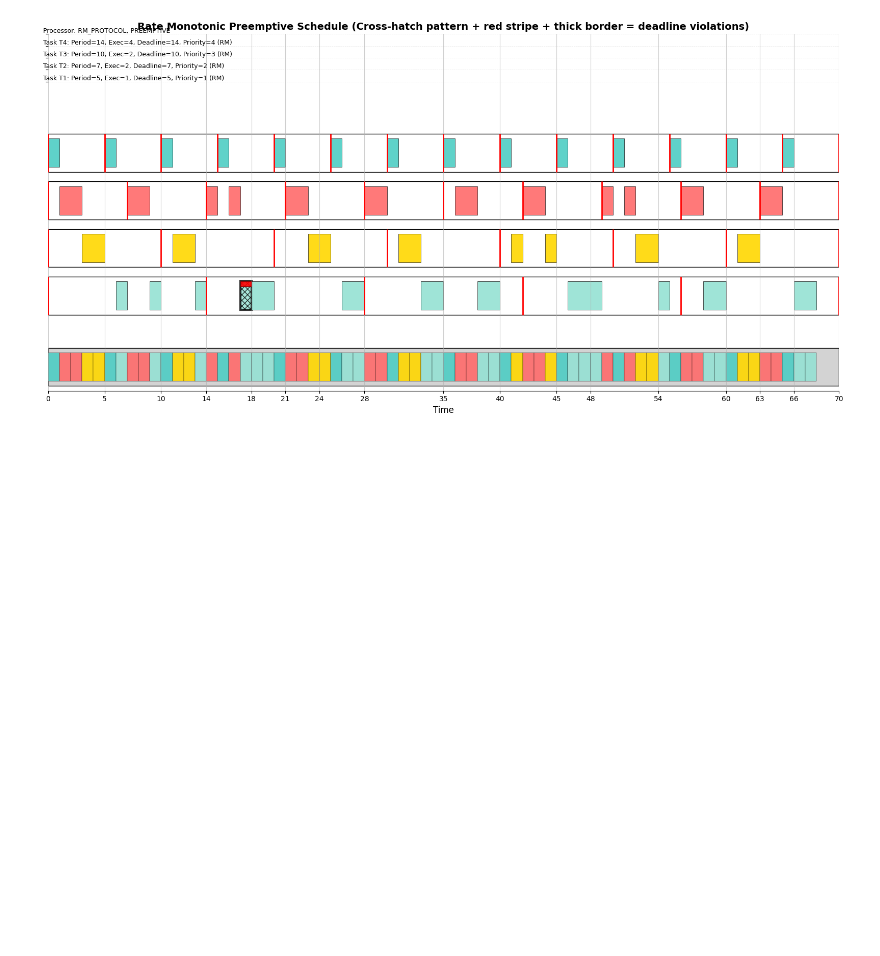
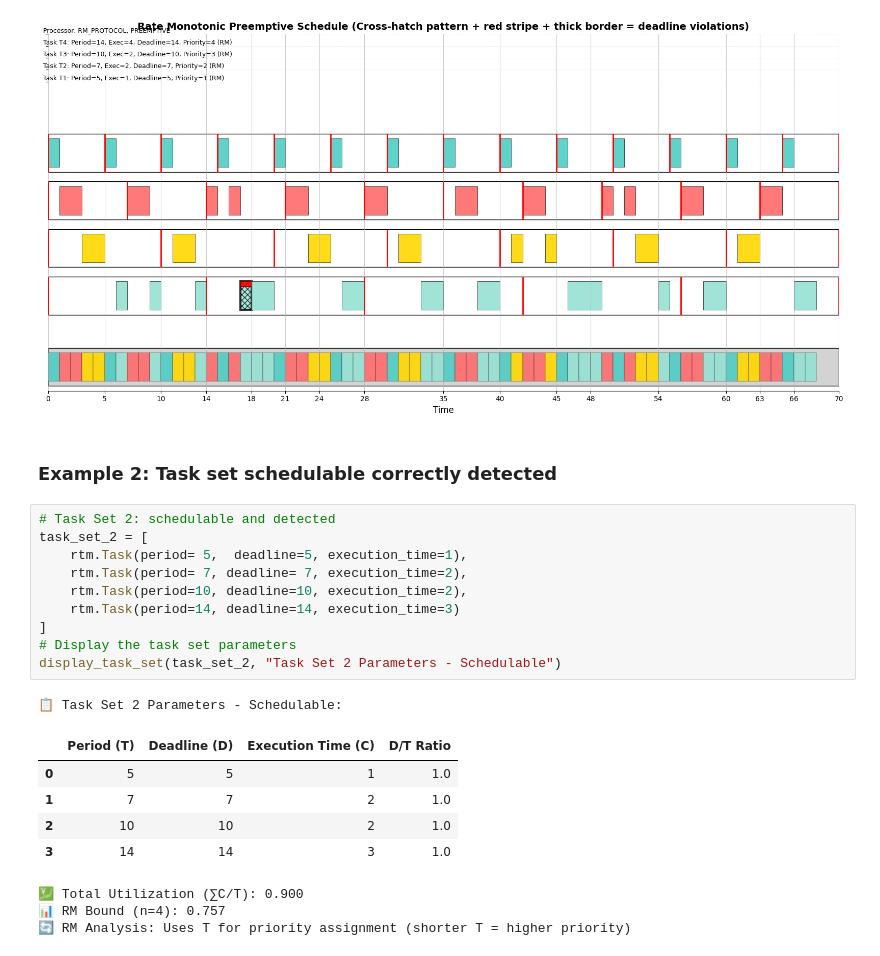
Before and after one commit to teiamas/task_sched, a Jupyter notebook: RateMonotonic.ipynb, the cells around one changed output. Cells and saved outputs as stored; diff of their text form; blank space fills up the shorter version.

```diff
--- a/RateMonotonic.ipynb
+++ b/RateMonotonic.ipynb
@@ -73,3 +73,25 @@ tsv.plot_rm_schedule_inline(task_set_1, lcm_cycles=1, algorithm='RM');
 # %% [output]
 📈 Task Set 1 - Rate Monotonic Schedule:
 [figure]
+# %% [markdown]
+### Example 2: Task set schedulable correctly detected
+# %%
+# Task Set 2: schedulable and detected
+task_set_2 = [
+    rtm.Task(period= 5,  deadline=5, execution_time=1),
+    rtm.Task(period= 7, deadline= 7, execution_time=2),
+    rtm.Task(period=10, deadline=10, execution_time=2),
+    rtm.Task(period=14, deadline=14, execution_time=3)
+]
+# Display the task set parameters
+display_task_set(task_set_2, "Task Set 2 Parameters - Schedulable")
+# %% [output]
+📋 Task Set 2 Parameters - Schedulable:
+|  | Period (T) | Deadline (D) | Execution Time (C) | D/T Ratio |
+| 0 | 5 | 5 | 1 | 1.0 |
+| 1 | 7 | 7 | 2 | 1.0 |
+| 2 | 10 | 10 | 2 | 1.0 |
+| 3 | 14 | 14 | 3 | 1.0 |
+💹 Total Utilization (∑C/T): 0.900
+📊 RM Bound (n=4): 0.757
+🔄 RM Analysis: Uses T for priority assignment (shorter T = higher priority)
```
Also changed, not shown: parts of 4 cells of this notebook, 2 other files.
